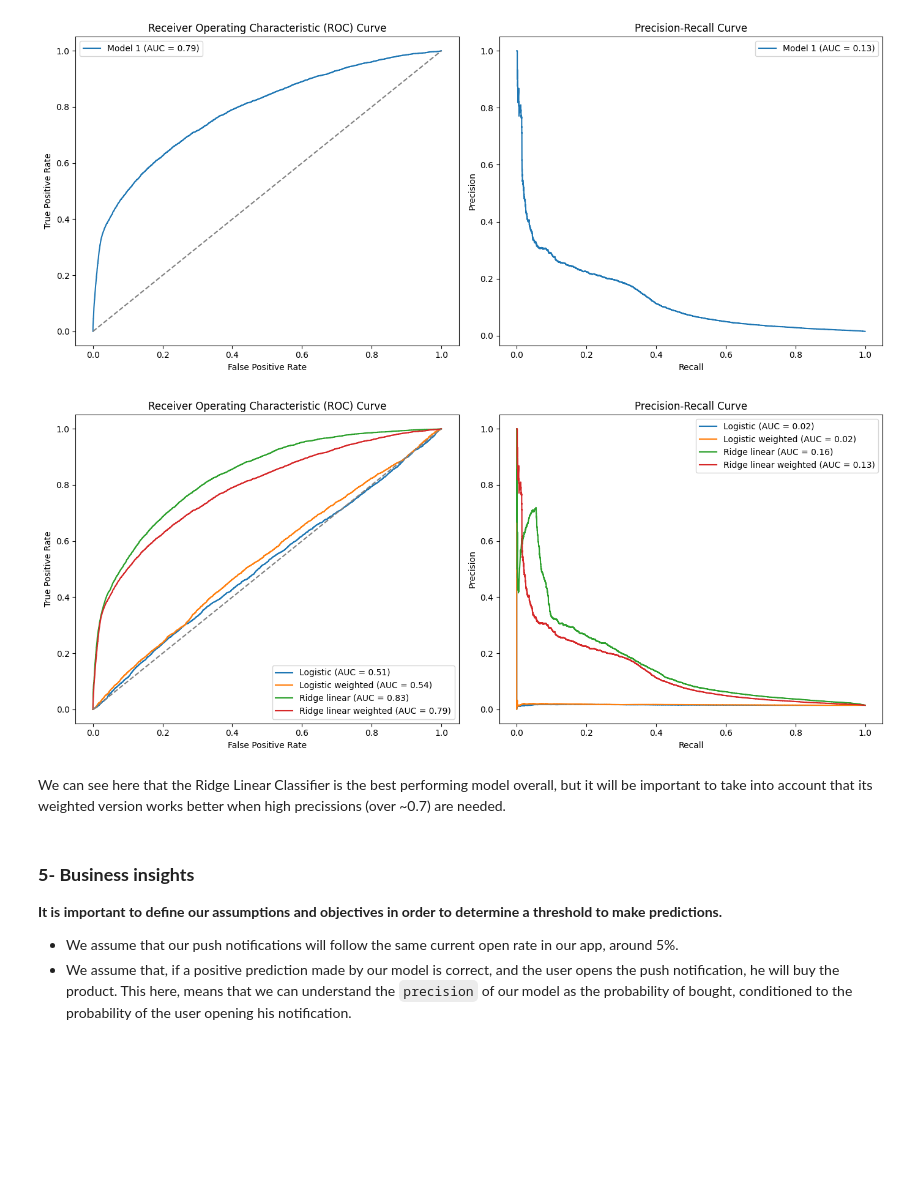
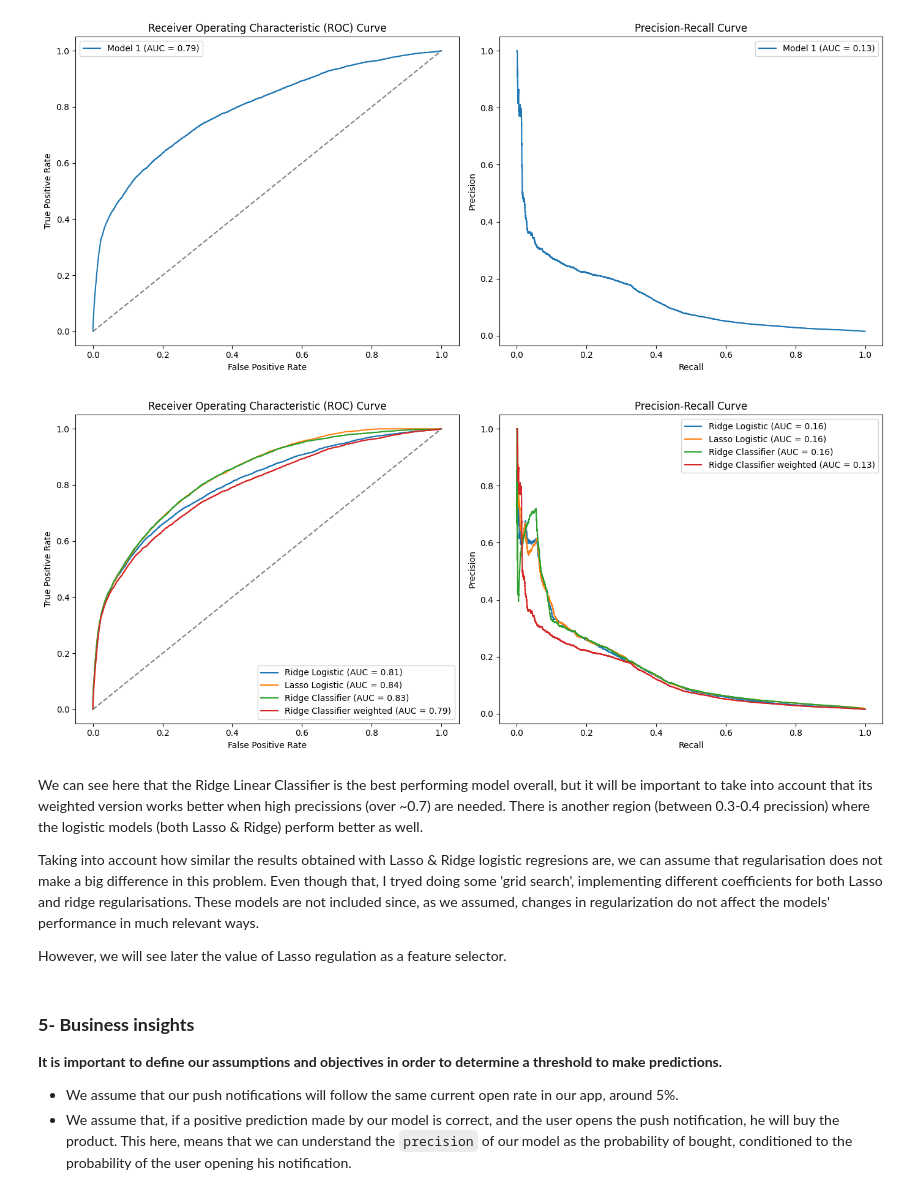
Before and after one commit to MiguelAlvarezHernanz/zrive-ds, a Jupyter notebook: src/module_3/exploration_phase.ipynb, the cells around one changed output. Drawn from its saved outputs; the diff is of its cells as text; code cells hidden in the pictures; blank space fills up the shorter version.

```diff
--- a/src/module_3/exploration_phase.ipynb
+++ b/src/module_3/exploration_phase.ipynb
@@ -75,14 +76,14 @@ def sequential_train_test_split(df, test_size=0.15, random_state=42):
 df_train, df_temp = sequential_train_test_split(df_sorted, 0.2)
 df_val, df_test = sequential_train_test_split(df_temp, 0.1)
 
-# Define target and features
-X_train = df_train.drop(columns=['outcome'])  # Features
+# Define target and features (drop ids as well)
+X_train = df_train.drop(columns=['outcome', 'variant_id', 'user_id', 'order_id'])  # Features
 y_train = df_train['outcome']  # Target
 
-X_val = df_val.drop(columns=['outcome'])  # Features
+X_val = df_val.drop(columns=['outcome', 'variant_id', 'user_id', 'order_id'])  # Features
 y_val = df_val['outcome']  # Target
 
-X_test = df_test.drop(columns=['outcome'])  # Features
+X_test = df_test.drop(columns=['outcome', 'variant_id', 'user_id', 'order_id'])  # Features
 y_test = df_test['outcome']  # Target
 # %% [markdown]
 Here, a new function is introduced in order to perform the 3-way split over unique users, instead of doing it over rows, with the aim of avoiding information leakage. I know that, in production, past order information will be available for clients who have already ordered, so the optimal way to split data may be to do it time-wise. That will be tried later. This approach might be good in order to predict the behaviour of new clients. (I leave here noted the posibility of implementing 2 models: one for users who are already clients, and another for new customers).
@@ -102,10 +103,16 @@ Baseline Precision: 0.0145
 **First Model** (Logistic regression with L2 regularisation)
 # %%
 from sklearn.linear_model import LogisticRegression
+from sklearn.preprocessing import StandardScaler
+from sklearn.pipeline import Pipeline
 
-logistic_model = LogisticRegression(penalty='l2', max_iter=1000)
-logistic_model.fit(X_train, y_train)
+ridge_logistic_pipeline = Pipeline([
+    ('scaler', StandardScaler()),
+    ('model', LogisticRegression(penalty='l2', C=1e-4))
+])
+
+ridge_logistic_pipeline.fit(X_train, y_train)
 
 from src.module_3.metrics_fun import plot_roc_pr_curves
-plot_roc_pr_curves(logistic_model, X_val, y_val)
+plot_roc_pr_curves(ridge_logistic_pipeline, X_val, y_val)
 # %% [output]
@@ -113,5 +119,0 @@ plot_roc_pr_curves(logistic_model, X_val, y_val)
-# %%
-logistic_model_weighted = LogisticRegression(class_weight="balanced", max_iter=1000)
-logistic_model_weighted.fit(X_train, y_train)
-
-plot_roc_pr_curves(logistic_model_weighted, X_val, y_val)
@@ -121,0 +120,9 @@ plot_roc_pr_curves(logistic_model_weighted, X_val, y_val)
+# %%
+lasso_logistic_pipeline = Pipeline([
+    ('scaler', StandardScaler()),
+    ('model', LogisticRegression(penalty='l1', solver='saga', C=1e-4))
+])
+
+lasso_logistic_pipeline.fit(X_train, y_train)
+
+plot_roc_pr_curves(lasso_logistic_pipeline, X_val, y_val)
@@ -136,11 +145,15 @@ plot_roc_pr_curves(ridge_model_weighted, X_val, y_val)
 # %% [output]
 [figure]
 # %%
-plot_roc_pr_curves([logistic_model, logistic_model_weighted, ridge_model, ridge_model_weighted], X_val, y_val, model_names=['Logistic', 'Logistic weighted', 'Ridge linear', 'Ridge linear weighted'])
+plot_roc_pr_curves([ridge_logistic_pipeline, lasso_logistic_pipeline, ridge_model, ridge_model_weighted], X_val, y_val, model_names=['Ridge Logistic', 'Lasso Logistic', 'Ridge Classifier', 'Ridge Classifier weighted'])
 # %% [output]
-[figure, old version]
+[figure, new version]
-# %% [markdown]
-We can see here that the Ridge Linear Classifier is the best performing model overall, but it will be important to take into account that its weighted version works better when high precissions (over ~0.7) are needed.
+# %% [markdown]
+We can see here that the Ridge Linear Classifier is the best performing model overall, but it will be important to take into account that its weighted version works better when high precissions (over ~0.7) are needed. There is another region (between 0.3-0.4 precission) where the logistic models (both Lasso & Ridge) perform better as well.
+
+Taking into account how similar the results obtained with Lasso & Ridge logistic regresions are, we can assume that regularisation does not make a big difference in this problem. Even though that, I tryed doing some 'grid search', implementing different coefficients for both Lasso and ridge regularisations. These models are not included since, as we assumed, changes in regularization do not affect the models' performance in much relevant ways.
+
+However, we will see later the value of Lasso regulation as a feature selector.
 # %% [markdown]
 ### **5- Business insights**
 **It is important to define our assumptions and objectives in order to determine a threshold to make predictions.**
```
Also changed, not shown: parts of 19 cells of this notebook, 19 other files.
